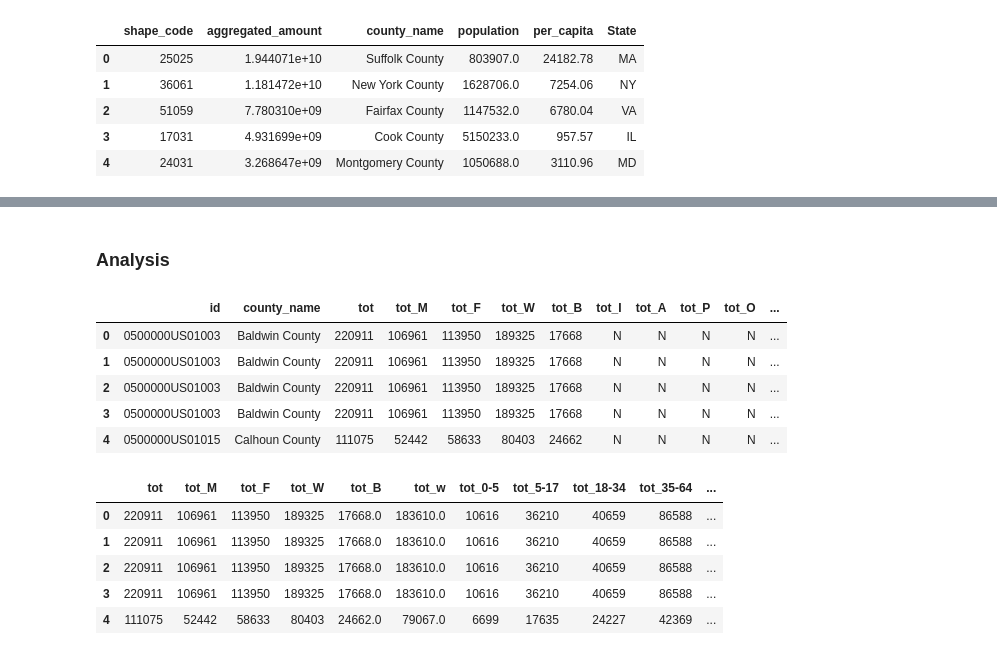
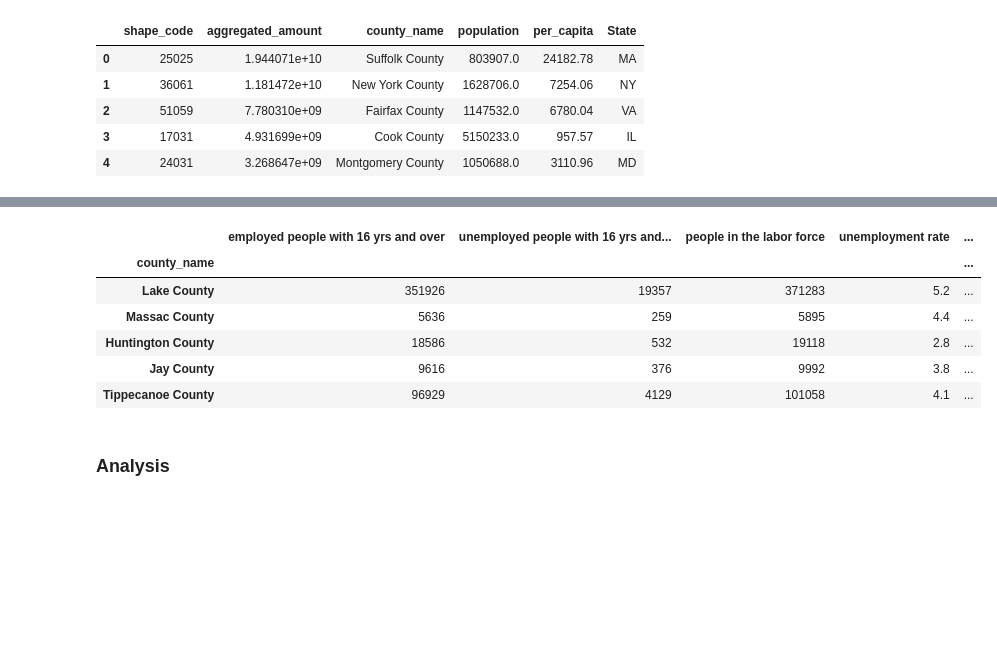
Before and after one commit to HenryDorsey/ConsultingProject, a Jupyter notebook: InfectSpendAnalysis.ipynb, the cells around one changed output, grey strips where cells are left out. Cells and saved outputs as stored; diff of their text form; code cells hidden in the pictures; blank space fills up the shorter version.

```diff
--- a/InfectSpendAnalysis.ipynb
+++ b/InfectSpendAnalysis.ipynb
@@ -96,0 +87,9 @@ df2.to_pickle('merged_df.pkl')
+# %%
+newacs=pd.read_csv("newACS.csv", index_col=0)
+newacs['county_name'] = [newacs.index[x].split(",")[0] for x in range(len(newacs.index))]
+newacs['State'] = [newacs.index[x].split(",")[1].split(":")[0] for x in range(len(newacs.index))]
+#newacs.index= newacs['county_name']
+
+print(county_spending.shape, covid_cases.shape)
+unique= [x for x in the_list if the_list.count(x)==1]
+#newacs.loc[~set(newacs['county_name']).difference()]
@@ -96,0 +157,6 @@ df2.to_pickle('merged_df.pkl')
+# %%
+states_reval=[]
+for j in newacs['State']:
+    states_reval.append(us_state_abbrev[j[1:]])
+
+newacs['State'] = states_reval
@@ -97,36 +172,18 @@ df2.to_pickle('merged_df.pkl')
+# %%
+
+# Only has counties present in ACS (smallest df at time of writing)
+df = newacs.merge(county_spending, how='left', on=['county_name','State']).merge(covid_cases, how='left', on=['county_name','State'])
+
+df.index=df['county_name']
+df=df.dropna(axis=0)
+df.head()
+# %% [output]
+|  | employed people with 16 yrs and over | unemployed people with 16 yrs and... | people in the labor force | unemployment rate | ... |
+| county_name |  |  |  |  | ... |
+| Lake County | 351926 | 19357 | 371283 | 5.2 | ... |
+| Massac County | 5636 | 259 | 5895 | 4.4 | ... |
+| Huntington County | 18586 | 532 | 19118 | 2.8 | ... |
+| Jay County | 9616 | 376 | 9992 | 3.8 | ... |
+| Tippecanoe County | 96929 | 4129 | 101058 | 4.1 | ... |
 # %% [markdown]
 ### Analysis
-# %%
-df = pd.read_pickle('merged_df.pkl')
-df.head()
-# %% [output]
-|  | id | county_name | tot | tot_M | tot_F | tot_W | tot_B | tot_I | tot_A | tot_P | tot_O | ... |
-| 0 | 0500000US01003 | Baldwin County | 220911 | 106961 | 113950 | 189325 | 17668 | N | N | N | N | ... |
-| 1 | 0500000US01003 | Baldwin County | 220911 | 106961 | 113950 | 189325 | 17668 | N | N | N | N | ... |
-| 2 | 0500000US01003 | Baldwin County | 220911 | 106961 | 113950 | 189325 | 17668 | N | N | N | N | ... |
-| 3 | 0500000US01003 | Baldwin County | 220911 | 106961 | 113950 | 189325 | 17668 | N | N | N | N | ... |
-| 4 | 0500000US01015 | Calhoun County | 111075 | 52442 | 58633 | 80403 | 24662 | N | N | N | N | ... |
-# %%
-from copy import copy, deepcopy
-
-df_lr = deepcopy(df)
-df_lr["%casespercapita"] = np.log(df_lr["2021-03-21"]/df_lr["population"])
-df_lr=df_lr.drop(columns=["State","2021-03-21","shape_code","countyFIPS","StateFIPS","county_name","id"])
-
-
-df_lrnum = df_lr.apply(pd.to_numeric, errors='coerce')
-
-#df_lr.head()
-for col in df_lrnum.columns:
-    if np.sum(df_lrnum[col].isna())> 0.5*len(df_lrnum.index):
-        df_lrnum=df_lrnum.drop(columns=col)
-
-df_lrnum = df_lrnum.dropna(axis=0)
-df_lrnum.head()
-# %% [output]
-|  | tot | tot_M | tot_F | tot_W | tot_B | tot_w | tot_0-5 | tot_5-17 | tot_18-34 | tot_35-64 | ... |
-| 0 | 220911 | 106961 | 113950 | 189325 | 17668.0 | 183610.0 | 10616 | 36210 | 40659 | 86588 | ... |
-| 1 | 220911 | 106961 | 113950 | 189325 | 17668.0 | 183610.0 | 10616 | 36210 | 40659 | 86588 | ... |
-| 2 | 220911 | 106961 | 113950 | 189325 | 17668.0 | 183610.0 | 10616 | 36210 | 40659 | 86588 | ... |
-| 3 | 220911 | 106961 | 113950 | 189325 | 17668.0 | 183610.0 | 10616 | 36210 | 40659 | 86588 | ... |
-| 4 | 111075 | 52442 | 58633 | 80403 | 24662.0 | 79067.0 | 6699 | 17635 | 24227 | 42369 | ... |
```
Also changed, not shown: parts of 15 cells of this notebook.
